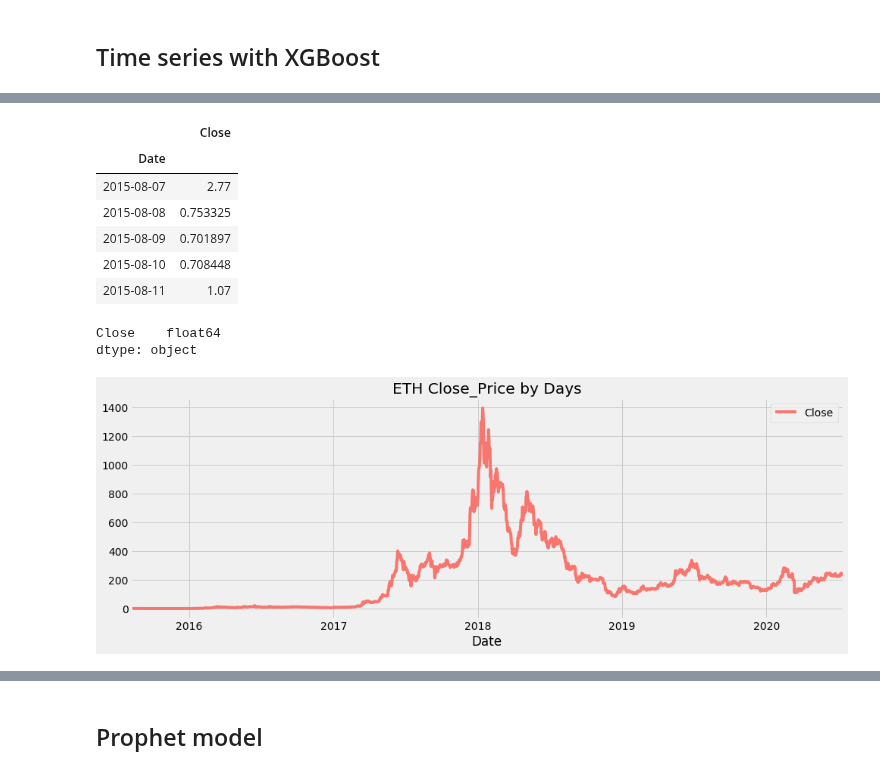
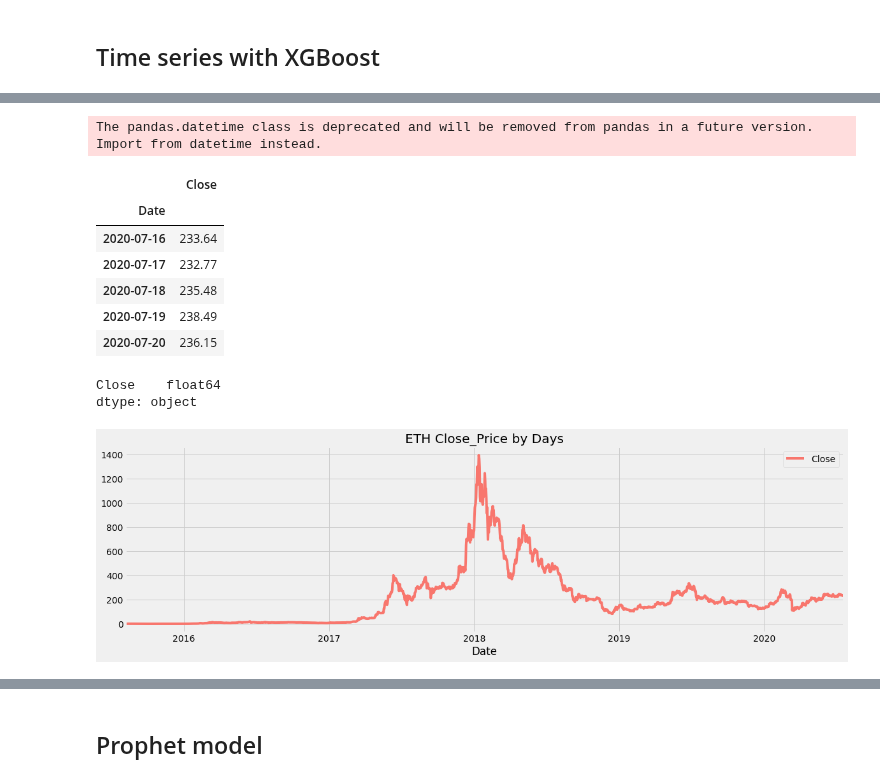
Before and after one commit to juan-ivan-NV/Btc_trading, a Jupyter notebook: time_series/ETH_tests.ipynb, the cells around one changed output, grey strips where cells are left out. Cells and saved outputs as stored; diff of their text form; code cells hidden in the pictures.

Commit message:
final data error

```diff
--- a/time_series/ETH_tests.ipynb
+++ b/time_series/ETH_tests.ipynb
@@ -247,21 +397,22 @@ import dateparser
 plt.style.use('fivethirtyeight')
 # %%
 dateparse = lambda x: pd.datetime.strptime(x, '%b %d, %Y').strftime('%Y-%m-%d')
-datat  = pd.read_csv('../data_extraction/full_data_eth_13072020.csv', parse_dates=[0], date_parser=dateparse)
+datat  = pd.read_csv('full_data_eth_20072020.csv', parse_dates=[0], date_parser=dateparse)
 datat['Date'] = datat['Date'].dt.tz_localize(None)
-datat = datat.groupby([pd.Grouper(key='Date', freq='H')]).first().reset_index()
+datat = datat.groupby([pd.Grouper(key='Date', freq='D')]).first().reset_index()
 datat = datat.set_index('Date')
 datat = datat[['Close']]
 datat.dropna(subset=['Close'], inplace=True)
-datat.head()
+datat[-5:]
 # %% [output]
+The pandas.datetime class is deprecated and will be removed from pandas in a future version. Import from datetime instead.
 |  | Close |
 | Date |  |
-| 2015-08-07 | 2.77 |
-| 2015-08-08 | 0.753325 |
-| 2015-08-09 | 0.701897 |
-| 2015-08-10 | 0.708448 |
-| 2015-08-11 | 1.07 |
+| 2020-07-16 | 233.64 |
+| 2020-07-17 | 232.77 |
+| 2020-07-18 | 235.48 |
+| 2020-07-19 | 238.49 |
+| 2020-07-20 | 236.15 |
 # %%
 columns = ['Close']
 datat = obj_to_num(datat,columns)   # Function to change object to numerical data
@@ -271,7 +422,7 @@ datat.dtypes
 Close    float64
 dtype: object
 # %%
-_ = datat.plot(style='', figsize=(15,5), color="#F8766D", title='ETH Close_Price by Days')
+_ = datat.plot(style='', figsize=(18,5), color="#F8766D", title='ETH Close_Price by Days')
 # %% [output]
-[figure, old version]
+[figure, new version]
 # %%
```
Also changed, not shown: parts of 47 cells of this notebook.
